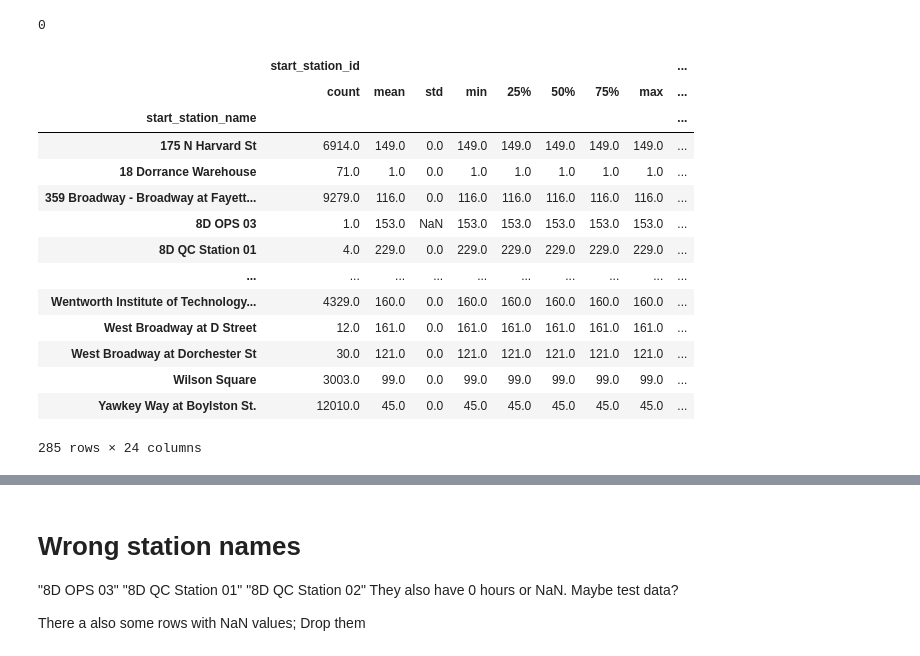
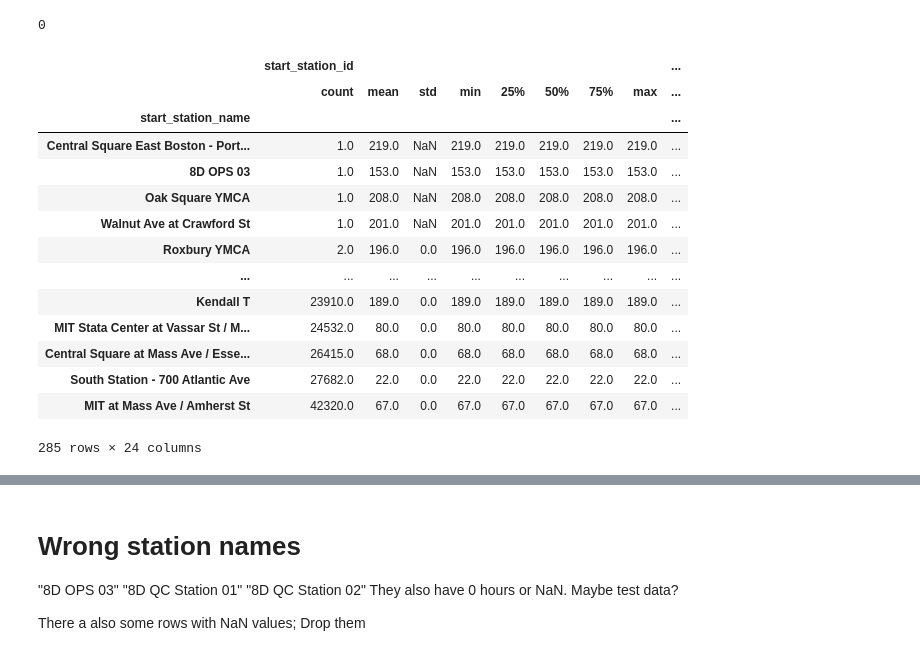
Before and after one commit to OliverSauren/AA_22_Team_14, a Jupyter notebook: data_cleaning.ipynb, the cells around one changed output, grey strips where cells are left out. Saved outputs shown, nothing was run; the diff lists cells and outputs as text; code cells hidden in the pictures.

```diff
--- a/data_cleaning.ipynb
+++ b/data_cleaning.ipynb
@@ -45,20 +45,20 @@ len(data) - len(data.dropna())
 0
 # %%
 groupByStationName = data.groupby("start_station_name").describe()
-groupByStationName
+groupByStationName.sort_values([('start_station_id', 'count')], ascending=True)
 # %% [output]
 |  | start_station_id |  |  |  |  |  |  |  | ... |
 |  | count | mean | std | min | 25% | 50% | 75% | max | ... |
 | start_station_name |  |  |  |  |  |  |  |  | ... |
-| 175 N Harvard St | 6914.0 | 149.0 | 0.0 | 149.0 | 149.0 | 149.0 | 149.0 | 149.0 | ... |
-| 18 Dorrance Warehouse | 71.0 | 1.0 | 0.0 | 1.0 | 1.0 | 1.0 | 1.0 | 1.0 | ... |
-| 359 Broadway - Broadway at Fayett... | 9279.0 | 116.0 | 0.0 | 116.0 | 116.0 | 116.0 | 116.0 | 116.0 | ... |
+| Central Square East Boston - Port... | 1.0 | 219.0 | NaN | 219.0 | 219.0 | 219.0 | 219.0 | 219.0 | ... |
 | 8D OPS 03 | 1.0 | 153.0 | NaN | 153.0 | 153.0 | 153.0 | 153.0 | 153.0 | ... |
-| 8D QC Station 01 | 4.0 | 229.0 | 0.0 | 229.0 | 229.0 | 229.0 | 229.0 | 229.0 | ... |
+| Oak Square YMCA | 1.0 | 208.0 | NaN | 208.0 | 208.0 | 208.0 | 208.0 | 208.0 | ... |
+| Walnut Ave at Crawford St | 1.0 | 201.0 | NaN | 201.0 | 201.0 | 201.0 | 201.0 | 201.0 | ... |
+| Roxbury YMCA | 2.0 | 196.0 | 0.0 | 196.0 | 196.0 | 196.0 | 196.0 | 196.0 | ... |
 | ... | ... | ... | ... | ... | ... | ... | ... | ... | ... |
-| Wentworth Institute of Technology... | 4329.0 | 160.0 | 0.0 | 160.0 | 160.0 | 160.0 | 160.0 | 160.0 | ... |
-| West Broadway at D Street | 12.0 | 161.0 | 0.0 | 161.0 | 161.0 | 161.0 | 161.0 | 161.0 | ... |
-| West Broadway at Dorchester St | 30.0 | 121.0 | 0.0 | 121.0 | 121.0 | 121.0 | 121.0 | 121.0 | ... |
-| Wilson Square | 3003.0 | 99.0 | 0.0 | 99.0 | 99.0 | 99.0 | 99.0 | 99.0 | ... |
-| Yawkey Way at Boylston St. | 12010.0 | 45.0 | 0.0 | 45.0 | 45.0 | 45.0 | 45.0 | 45.0 | ... |
+| Kendall T | 23910.0 | 189.0 | 0.0 | 189.0 | 189.0 | 189.0 | 189.0 | 189.0 | ... |
+| MIT Stata Center at Vassar St / M... | 24532.0 | 80.0 | 0.0 | 80.0 | 80.0 | 80.0 | 80.0 | 80.0 | ... |
+| Central Square at Mass Ave / Esse... | 26415.0 | 68.0 | 0.0 | 68.0 | 68.0 | 68.0 | 68.0 | 68.0 | ... |
+| South Station - 700 Atlantic Ave | 27682.0 | 22.0 | 0.0 | 22.0 | 22.0 | 22.0 | 22.0 | 22.0 | ... |
+| MIT at Mass Ave / Amherst St | 42320.0 | 67.0 | 0.0 | 67.0 | 67.0 | 67.0 | 67.0 | 67.0 | ... |
 285 rows × 24 columns
```
Also changed, not shown: parts of 11 cells of this notebook.
